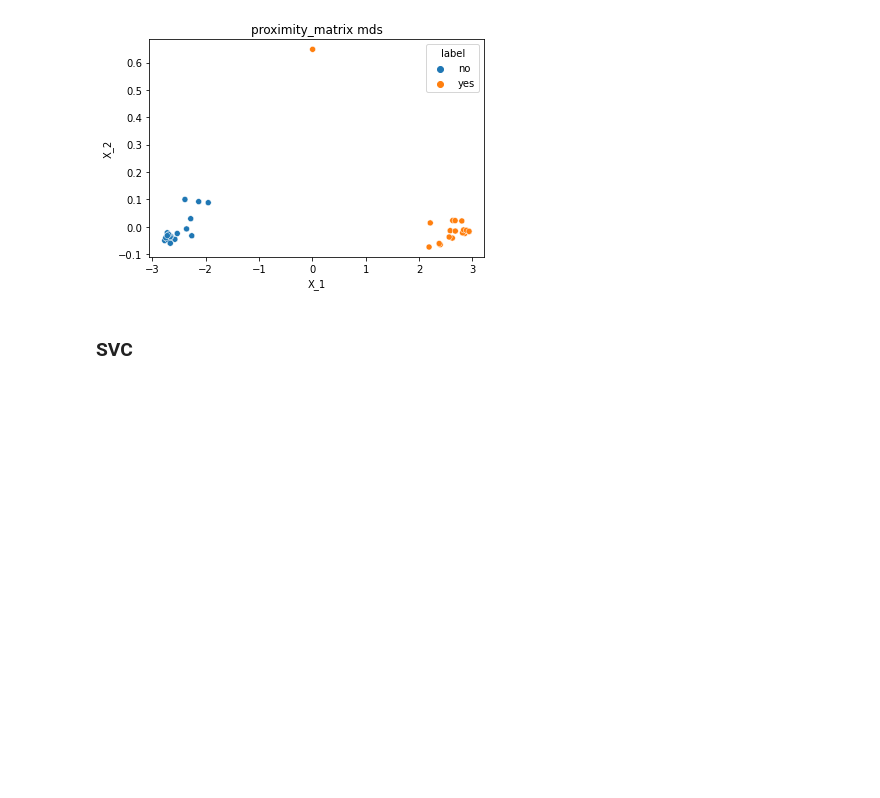
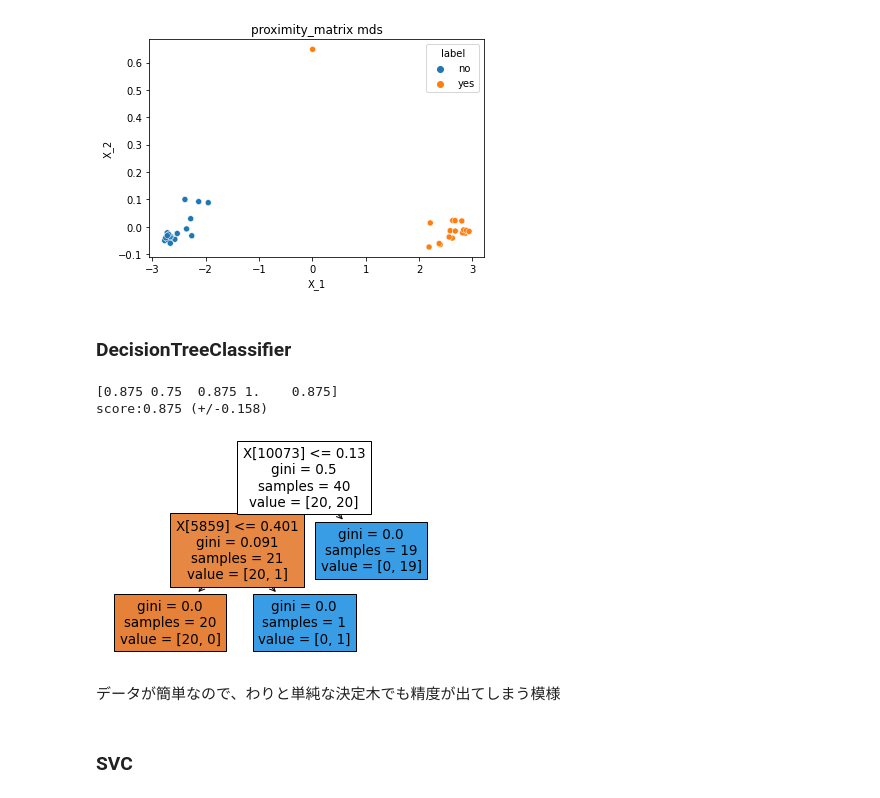
Before and after one commit to sadahry/notebooks, a Jupyter notebook: signal_processing/yes_no_detection.ipynb, the cells around one changed output. Drawn from its saved outputs; the diff is of its cells as text; code cells hidden in the pictures; blank space fills up the shorter version.

```diff
--- a/signal_processing/yes_no_detection.ipynb
+++ b/signal_processing/yes_no_detection.ipynb
@@ -346,6 +367,26 @@ plot_r2dim(pca, proximity_matrix, y, names_by_label, 'proximity_matrix pca')
 # %% [output]
 [figure]
 [figure]
+# %% [markdown]
+### DecisionTreeClassifier
+# %%
+clf = sklearn.tree.DecisionTreeClassifier(random_state=seed, splitter="random")
+
+scores = sklearn.model_selection.cross_val_score(clf, X_feat, y, cv=5)
+print(scores)
+print('score:{:.3f} (+/-{:.3f})'.format(scores.mean(), scores.std()*2))
+# %% [output]
+[0.875 0.75  0.875 1.    0.875]
+score:0.875 (+/-0.158)
+# %%
+clf.fit(X_feat, y)
+
+sklearn.tree.plot_tree(clf, filled=True)
+plt.show()
+# %% [output]
+[figure, added]
+# %% [markdown]
+データが簡単なので、わりと単純な決定木でも精度が出てしまう模様
 # %% [markdown]
 ### SVC
 # %%
```
Also changed, not shown: parts of 2 cells of this notebook.
